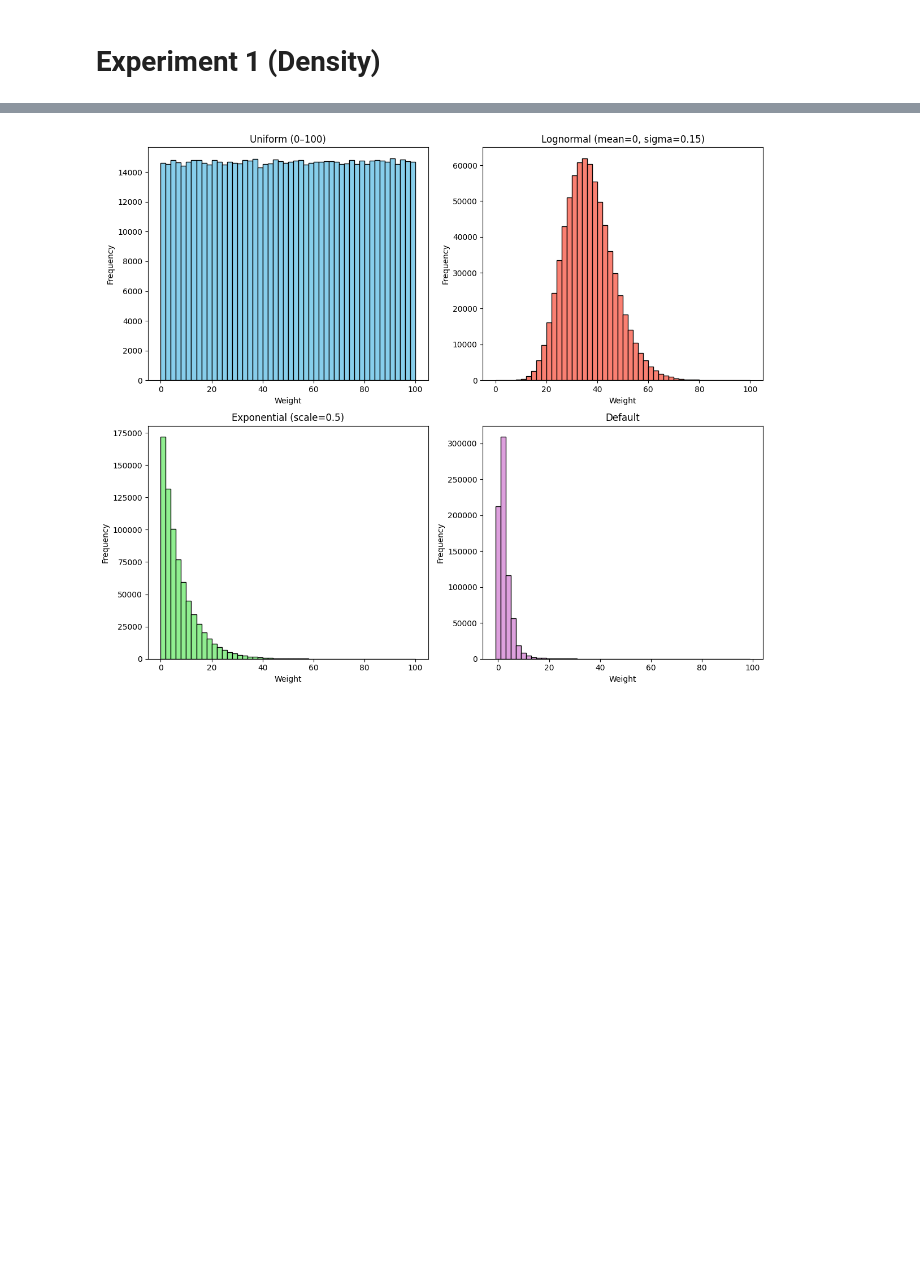
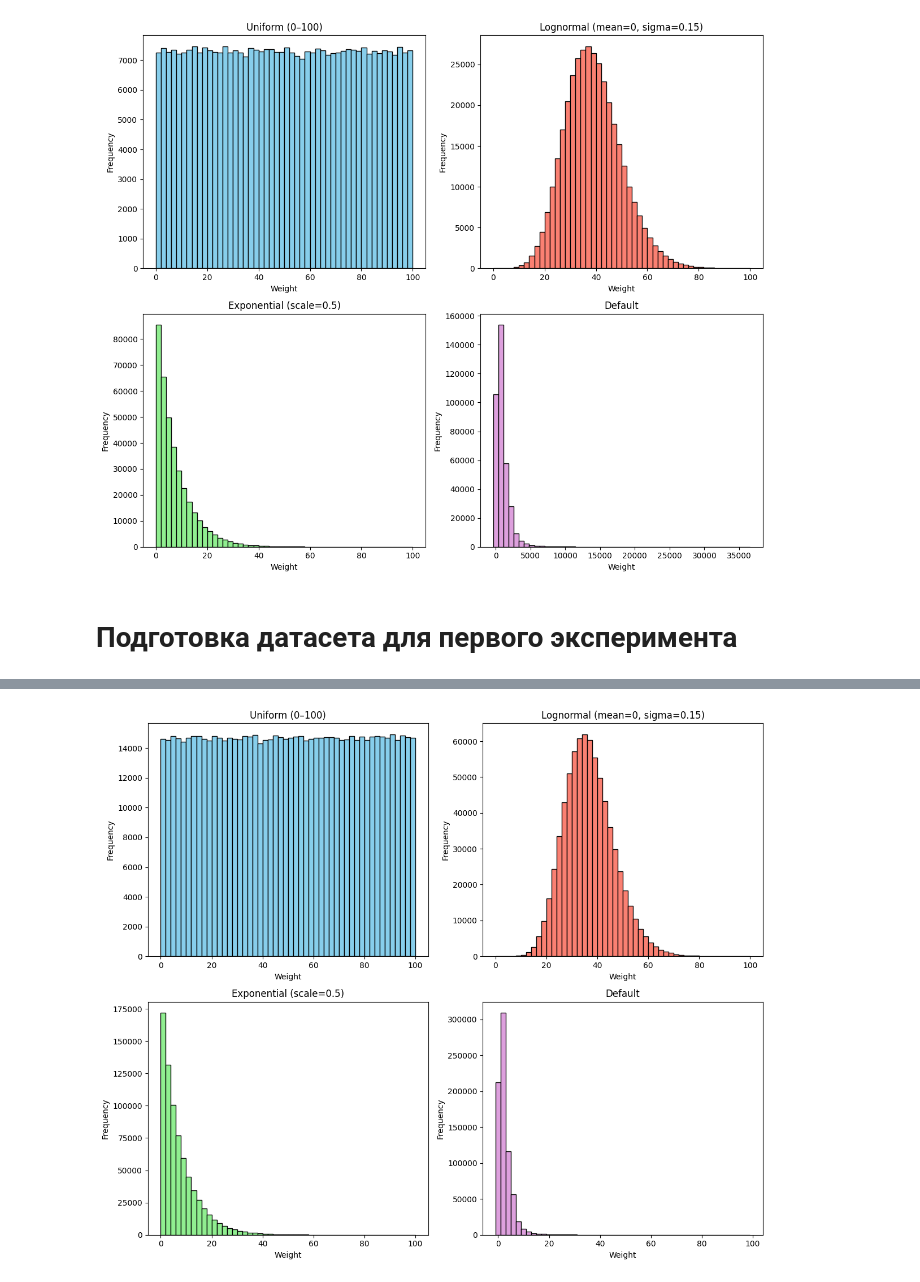
Before and after one commit to AlexShmak/graphs_analysis, a Jupyter notebook: boruvka/zaytsev/graph-utils/properties-changer.ipynb, the cells around one changed output, grey strips where cells are left out. Drawn from its saved outputs; the diff is of its cells as text; code cells hidden in the pictures; blank space fills up the shorter version.

```diff
--- a/boruvka/zaytsev/graph-utils/properties-changer.ipynb
+++ b/boruvka/zaytsev/graph-utils/properties-changer.ipynb
@@ -80,3 +122,71 @@ def remove_edges(G: ig.Graph, remove_percent=0.1):
+# %%
+def scale_weights(weights):
+    min_w = np.min(weights)
+    max_w = np.max(weights)
+    scaled = (weights - min_w) / (max_w - min_w) * 100
+    return scaled.astype(int)
+
+
+def change_weights_distribution(
+    G: ig.Graph, f: Callable[[int], np.ndarray]
+) -> ig.Graph:
+    edges_count = len(G.es)
+
+    result_graph: ig.Graph = G.copy()
+    result_graph.es["weight"] = scale_weights(f(edges_count))
+
+    return result_graph
+
+
+# --- Test ---
+
+test_graph = read_dimacs_graph(Path("../dataset/NY.gr"))
+changed_graph = change_weights_distribution(
+    test_graph, f=lambda size: np.random.randint(0, 100, size=(size))
+)
+
+assert len(changed_graph.es["weight"]) == len(test_graph.es["weight"])
+assert changed_graph.vcount() == test_graph.vcount()
+assert changed_graph.ecount() == test_graph.ecount()
+assert changed_graph.es["weight"] != test_graph.es["weight"]
+
+uniform_weights = change_weights_distribution(
+    test_graph, f=lambda size: np.random.randint(0, 100, size=(size))
+).es["weight"]
+
+lognorm_weights = change_weights_distribution(
+    test_graph, f=lambda size: np.random.lognormal(mean=0, sigma=0.15, size=size)
+).es["weight"]
+
+exp_weights = change_weights_distribution(
+    test_graph, f=lambda size: np.random.exponential(scale=0.75, size=size)
+).es["weight"]
+
+default_weights = test_graph.es["weight"]
+
+fig, axs = plt.subplots(2, 2, figsize=(12, 10))
+
+# Uniform
+axs[0, 0].hist(uniform_weights, bins=50, color="skyblue", edgecolor="black")
+axs[0, 0].set_title("Uniform (0–100)")
+# Lognormal
+axs[0, 1].hist(lognorm_weights, bins=50, color="salmon", edgecolor="black")
+axs[0, 1].set_title("Lognormal (mean=0, sigma=0.15)")
+# Exponential
+axs[1, 0].hist(exp_weights, bins=50, color="lightgreen", edgecolor="black")
+axs[1, 0].set_title("Exponential (scale=0.5)")
+# Poisson
+axs[1, 1].hist(default_weights, bins=50, color="plum", edgecolor="black", align="left")
+axs[1, 1].set_title("Default")
+
+for ax in axs.flat:
+    ax.set_xlabel("Weight")
+    ax.set_ylabel("Frequency")
+
+plt.tight_layout()
+plt.show()
+# %% [output]
+[figure, added]
 # %% [markdown]
-# Experiment 1 (Density)
+# Подготовка датасета для первого эксперимента
 # %%
```
Also changed, not shown: parts of 9 cells of this notebook, 1 other file.
